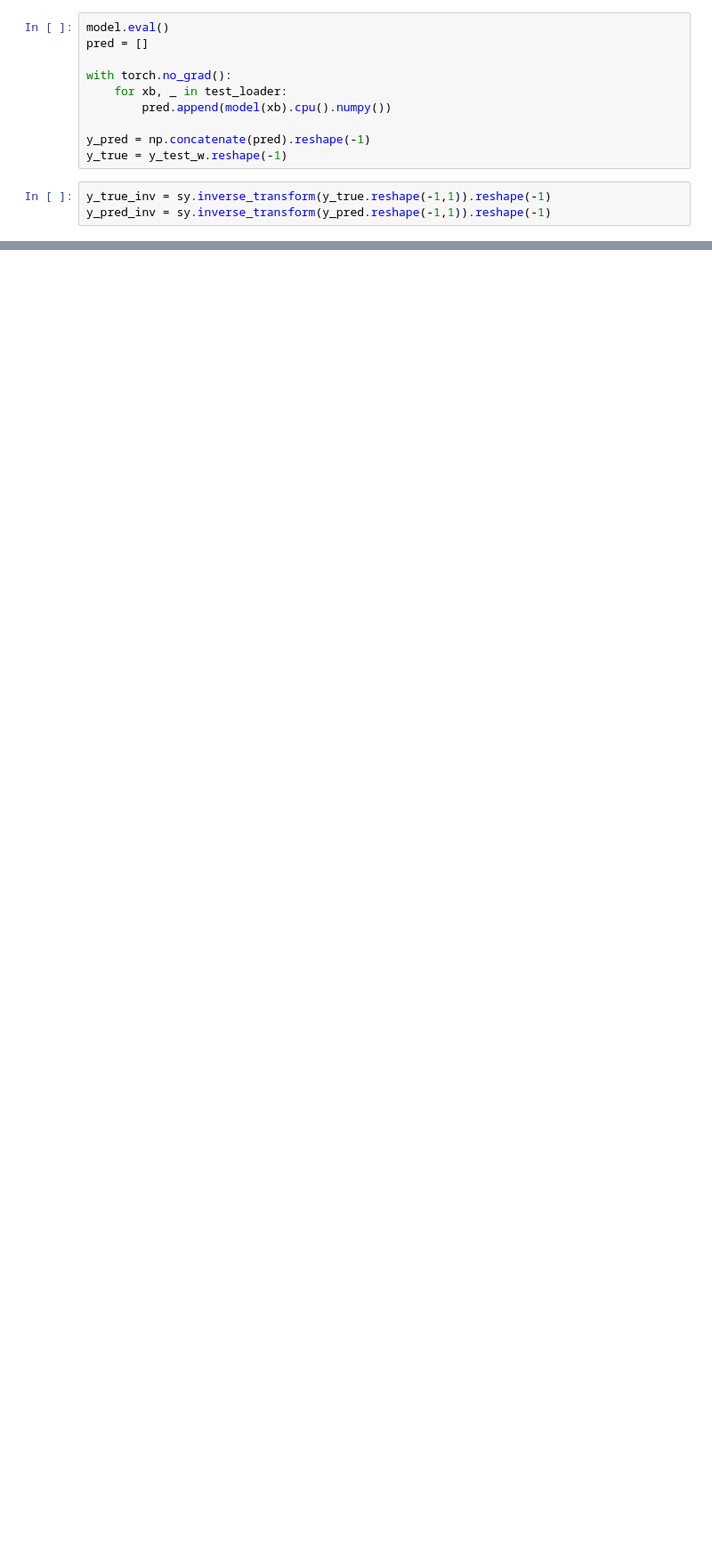
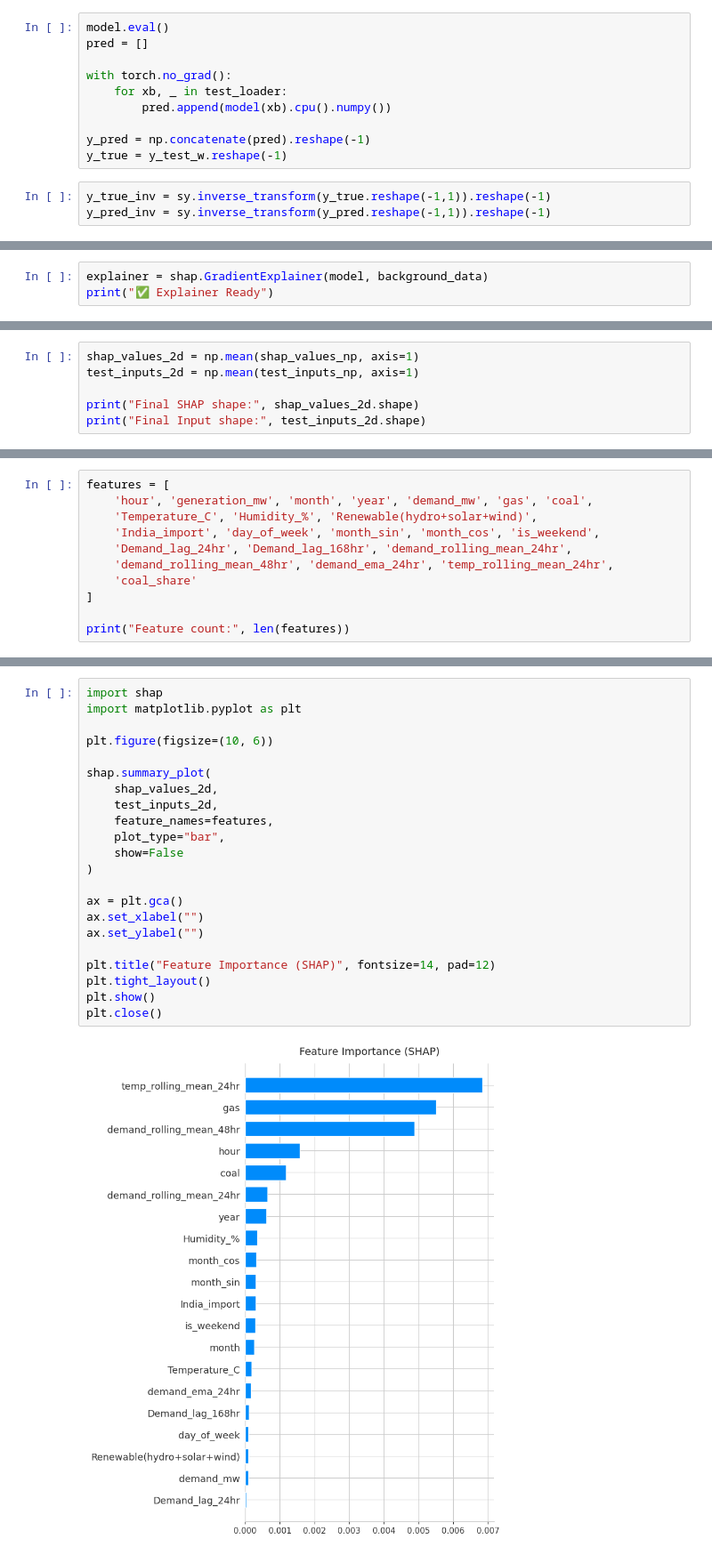
Before and after one commit to Joydas2003/Electrical-Load-Forcasting-Ml, a Jupyter notebook: Machine Learning Based short term Electrical Load Forcasting.ipynb, the cells around one changed output, grey strips where cells are left out. Shown at 89% size. Cells and saved outputs as stored; diff of their text form; blank space fills up the shorter version.

```diff
--- a/Machine Learning Based short term Electrical Load Forcasting.ipynb
+++ b/Machine Learning Based short term Electrical Load Forcasting.ipynb
@@ -1877,0 +1949,3 @@ plt.savefig('model_name.pdf', bbox_inches='tight')
+# %%
+explainer = shap.GradientExplainer(model, background_data)
+print("✅ Explainer Ready")
@@ -1877,0 +1987,6 @@ plt.savefig('model_name.pdf', bbox_inches='tight')
+# %%
+shap_values_2d = np.mean(shap_values_np, axis=1)
+test_inputs_2d = np.mean(test_inputs_np, axis=1)
+
+print("Final SHAP shape:", shap_values_2d.shape)
+print("Final Input shape:", test_inputs_2d.shape)
@@ -1877,0 +1996,11 @@ plt.savefig('model_name.pdf', bbox_inches='tight')
+# %%
+features = [
+    'hour', 'generation_mw', 'month', 'year', 'demand_mw', 'gas', 'coal',
+    'Temperature_C', 'Humidity_%', 'Renewable(hydro+solar+wind)',
+    'India_import', 'day_of_week', 'month_sin', 'month_cos', 'is_weekend',
+    'Demand_lag_24hr', 'Demand_lag_168hr', 'demand_rolling_mean_24hr',
+    'demand_rolling_mean_48hr', 'demand_ema_24hr', 'temp_rolling_mean_24hr',
+    'coal_share'
+]
+
+print("Feature count:", len(features))
@@ -1877,0 +2009,24 @@ plt.savefig('model_name.pdf', bbox_inches='tight')
+# %%
+import shap
+import matplotlib.pyplot as plt
+
+plt.figure(figsize=(10, 6))
+
+shap.summary_plot(
+    shap_values_2d,
+    test_inputs_2d,
+    feature_names=features,
+    plot_type="bar",
+    show=False
+)
+
+ax = plt.gca()
+ax.set_xlabel("")
+ax.set_ylabel("")
+
+plt.title("Feature Importance (SHAP)", fontsize=14, pad=12)
+plt.tight_layout()
+plt.show()
+plt.close()
+# %% [output]
+[figure, added]
```
Also changed, not shown: parts of 38 cells of this notebook.
